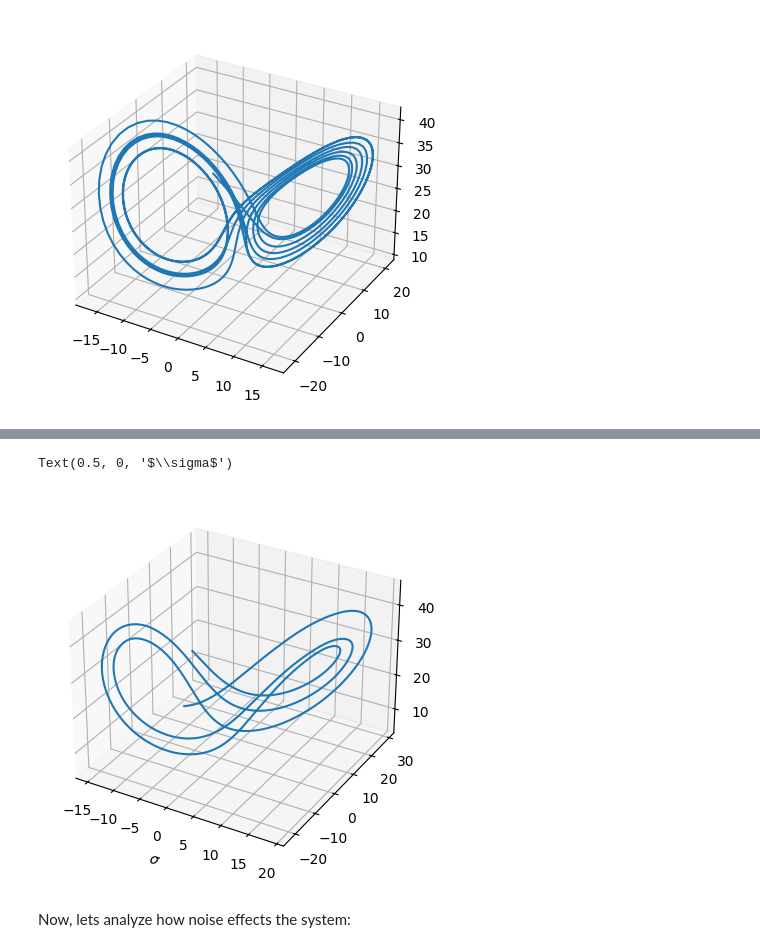
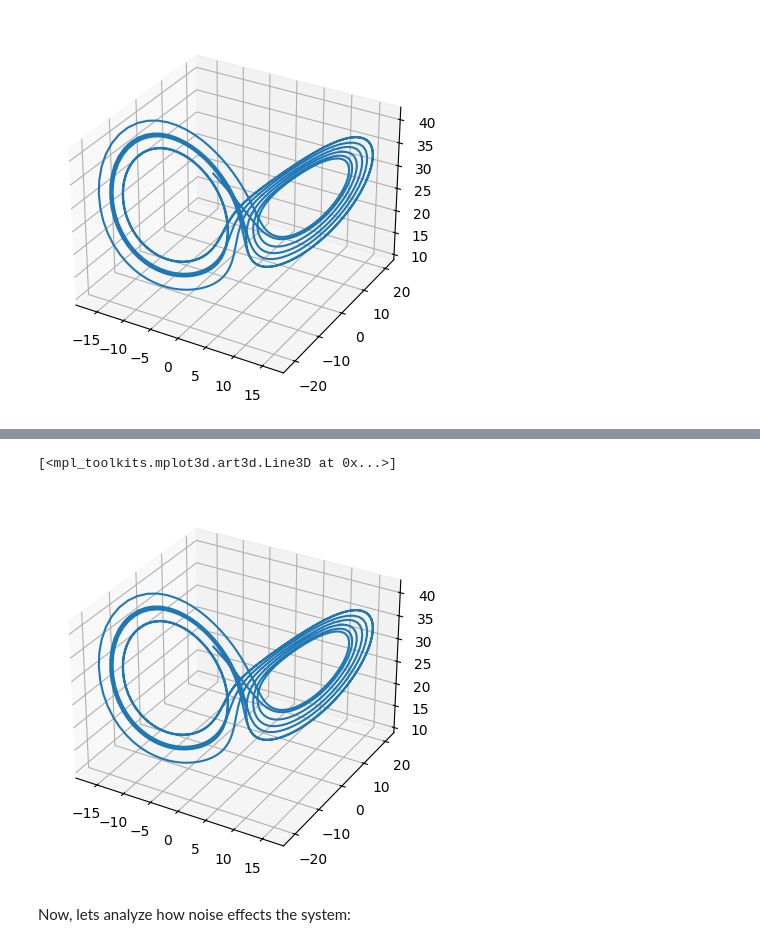
Before and after one commit to Bwodetzki/SINDy, a Jupyter notebook: SINDy.ipynb, the cells around one changed output, grey strips where cells are left out. Cells and saved outputs as stored; diff of their text form; code cells hidden in the pictures.

```diff
--- a/SINDy.ipynb
+++ b/SINDy.ipynb
@@ -45,3 +76,9 @@ fit = vanilla_SINDy(Phi, dX, prox_w=0.025, eps=1e-8)
+# %%
+# SR3 l0
+C = jnp.eye(len(Phi[0]))
+key, subkey = jax.random.split(jax.random.PRNGKey(0))
+x_init = jax.random.normal(subkey, (Phi.shape[1], bigX.shape[1]))
+fit, _ = ra.SR3(Phi, dX, C, ra.l0_prox_op, x_init, prox_w=0.05050505)
 # %%
 import numpy as np
 import sympy as sy
@@ -72,14 +104,37 @@ integrator = get_integrator(fit, feature_list)
+# %%
+# Get list of state functions
+def get_integrator(fit, feature_list):
+    biginds = np.abs(fit) > 0
+
+    lams = []
+    for j in range(fit.shape[1]):
+        inds = biginds.astype(int)[:, j]
+        lam = []
+        for i in range(fit.shape[0]):
+            if inds[i]!=0:
+                lam.append([fit[i, j], feature_list[i]])
+        lamm = lambda x, lam=lam: sum([f[0]*f[1](x) for f in lam])
+        lams.append(lamm)
+    lams[0]([0, 1, 0])
+
+    def integrator(t, x):
+        dX = [lams[i](x) for i in range(len(lams))]
+        return dX
+
+    return integrator
+
+integrator = get_integrator(fit, feature_list)
 # %%
 from scipy.integrate import solve_ivp
 
 sol = solve_ivp(integrator, [0, 10], [-8.0, 7.0, 27.0], t_eval=np.linspace(0, 10, 1000))
 x, y, z = sol.y
 
 fig, ax = plt.subplots(subplot_kw={"projection": "3d"})
 ax.plot(x, y, z)
-plt.xlabel("$\sigma$")
+# plt.xlabel("$\sigma$")
 # %% [output]
-Text(0.5, 0, '$\\sigma$')
+[<mpl_toolkits.mplot3d.art3d.Line3D at 0x...>]
-[figure, old version]
+[figure, new version]
 # %% [markdown]
 Now, lets analyze how noise effects the system:
```
Also changed, not shown: parts of 10 cells of this notebook, 6 other files.
